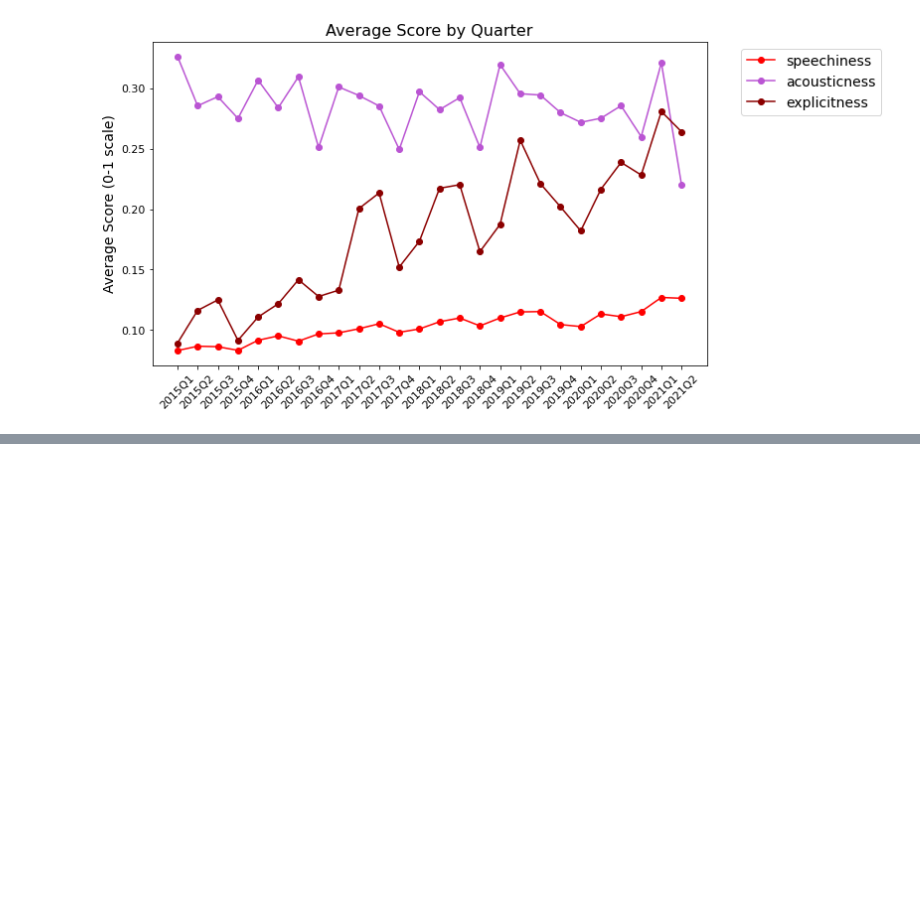
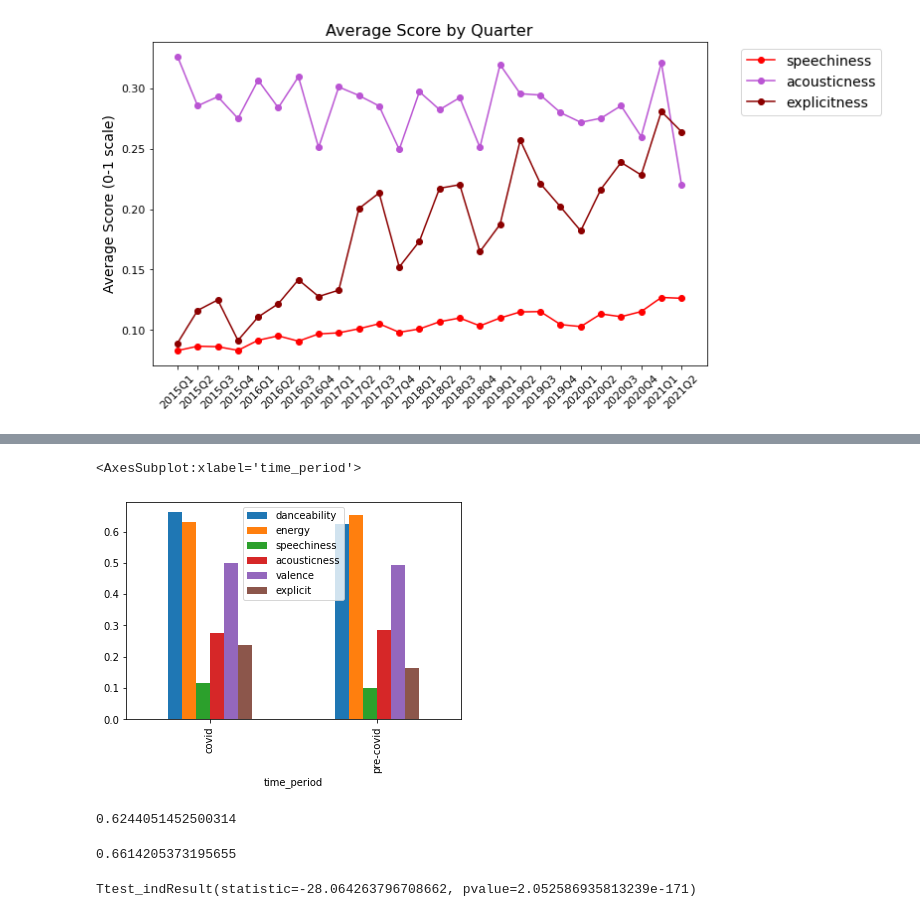
Before and after one commit to sshaughnessy/Project1, a Jupyter notebook: Analysis_Clean.ipynb, the cells around one changed output, grey strips where cells are left out. Drawn from its saved outputs; the diff is of its cells as text; code cells hidden in the pictures; blank space fills up the shorter version.

```diff
--- a/Analysis_Clean.ipynb
+++ b/Analysis_Clean.ipynb
@@ -189,0 +202,8 @@ plt.show()
+# %%
+# create a timeperiod column that shows pre covid and covid time period
+# pre covid = 1/1/15 thru 12/31/19
+# covid = 1/1/20 thru 4/30/21
+conditions = [tracks["year"] <=2019, tracks["year"] >= 2020]
+values = ["pre-covid", "covid"]
+tracks["time_period"] = np.select(conditions, values)
+tracks.head()
@@ -189,0 +217,9 @@ plt.show()
+# %%
+#group by time period and aggregate means of selected metrics
+tp_group = tracks.groupby("time_period").agg({"danceability": "mean","energy":"mean", "speechiness":"mean",
+                                      "acousticness":"mean", "valence":"mean", "explicit":"mean"})
+#plot a bar chart
+tp_group.plot(kind="bar")
+# %% [output]
+<AxesSubplot:xlabel='time_period'>
+[figure, added]
@@ -189,0 +234,18 @@ plt.show()
+# %%
+# two sample t test
+#create t test population 1
+population1 = tracks[tracks["time_period"] == "pre-covid"]
+population1.danceability.mean()
+# %% [output]
+0.6244051452500314
+# %%
+#create t test population 2
+population2 = tracks[tracks["time_period"] == "covid"]
+population2.danceability.mean()
+# %% [output]
+0.6614205373195655
+# %%
+#run t test
+sp_stats.ttest_ind(population1.danceability, population2.danceability, equal_var=False)
+# %% [output]
+Ttest_indResult(statistic=-28.064263796708662, pvalue=2.052586935813239e-171)
```
Also changed, not shown: parts of 22 cells of this notebook.
